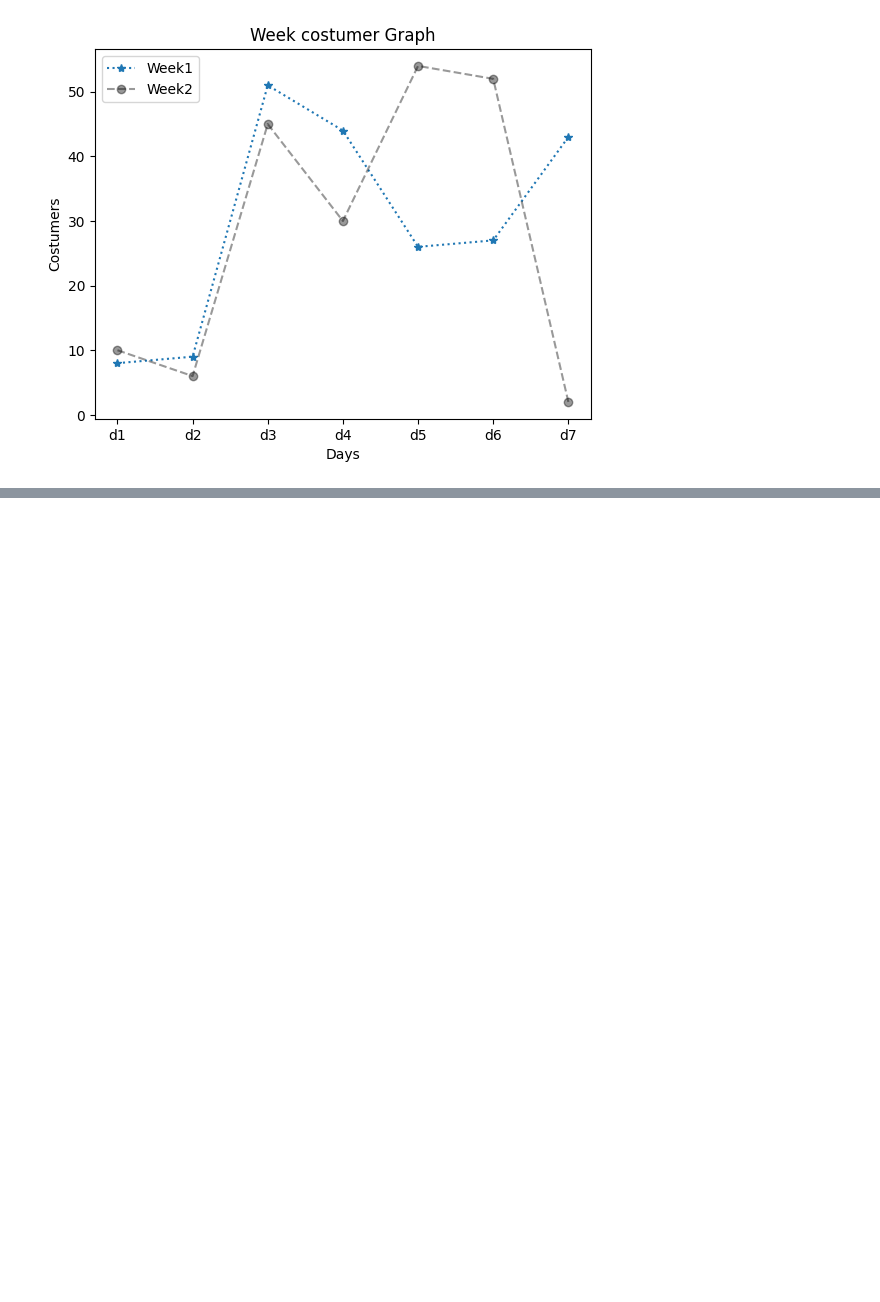
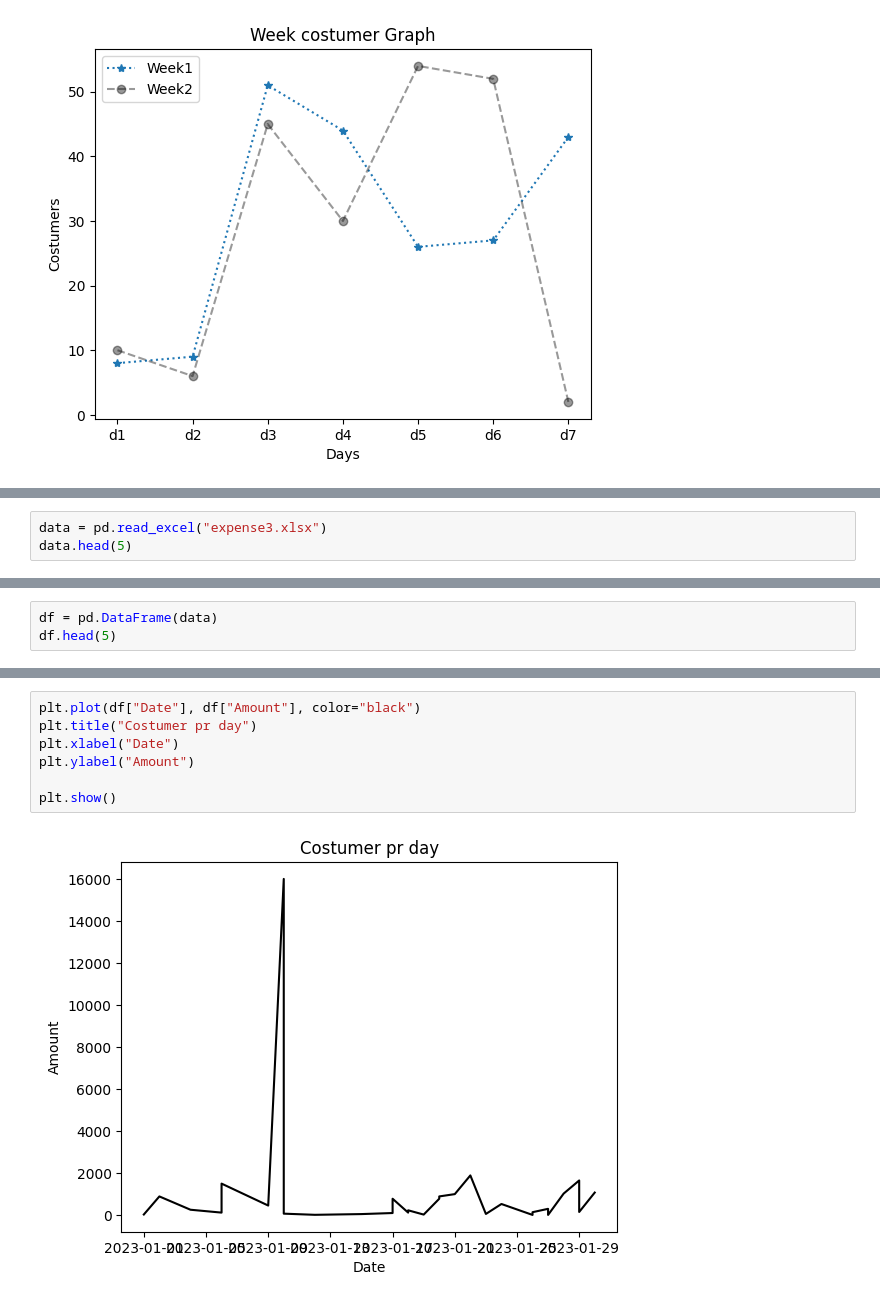
Before and after one commit to anshul02414/Pythondaily, a Jupyter notebook: Matplotlib/LinePlot.ipynb, the cells around one changed output, grey strips where cells are left out. Drawn from its saved outputs; the diff is of its cells as text; blank space fills up the shorter version.

Commit message:
line plot + scatter plot

```diff
--- a/Matplotlib/LinePlot.ipynb
+++ b/Matplotlib/LinePlot.ipynb
@@ -17,0 +21,3 @@ plt.show()
+# %%
+data = pd.read_excel("expense3.xlsx")
+data.head(5)
@@ -17,0 +31,3 @@ plt.show()
+# %%
+df = pd.DataFrame(data)
+df.head(5)
@@ -17,0 +41,9 @@ plt.show()
+# %%
+plt.plot(df["Date"], df["Amount"], color="black")
+plt.title("Costumer pr day")
+plt.xlabel("Date")
+plt.ylabel("Amount")
+
+plt.show()
+# %% [output]
+[figure, added]
```
Also changed, not shown: parts of 15 cells of this notebook, 1 other file.
